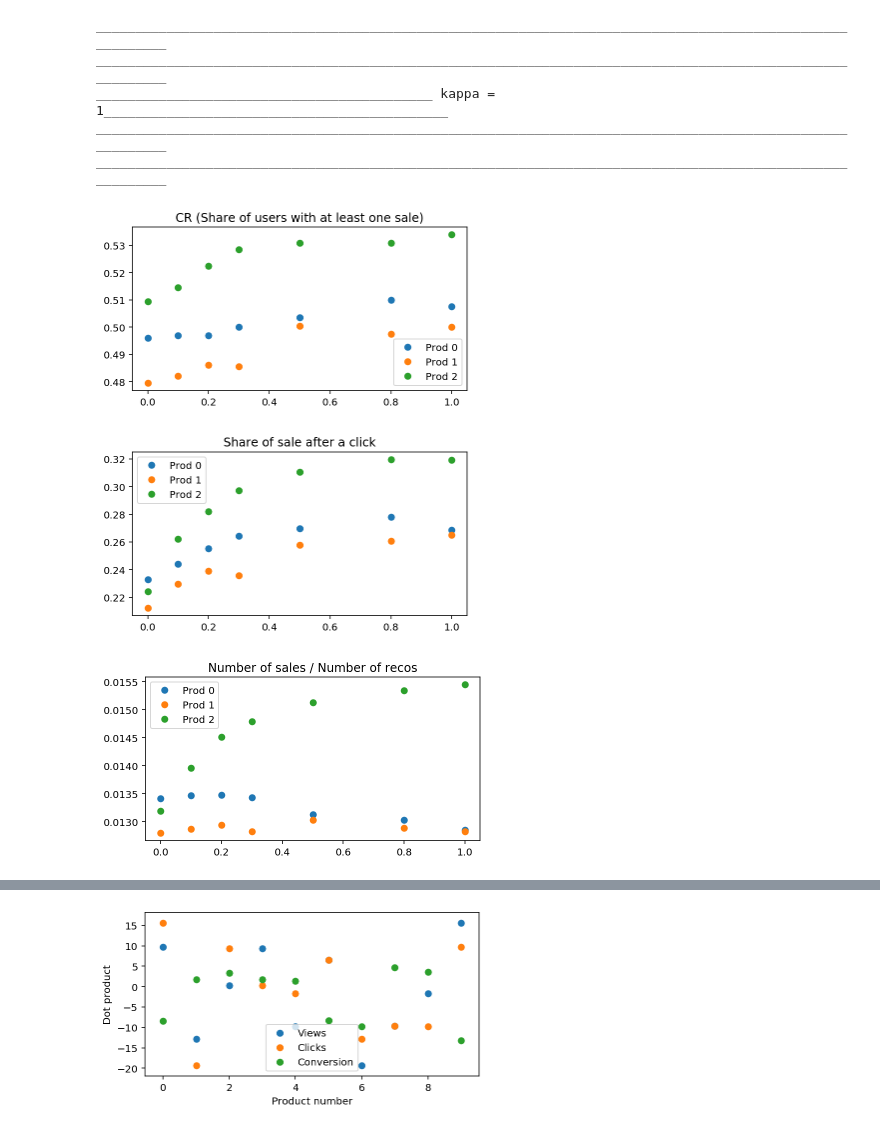
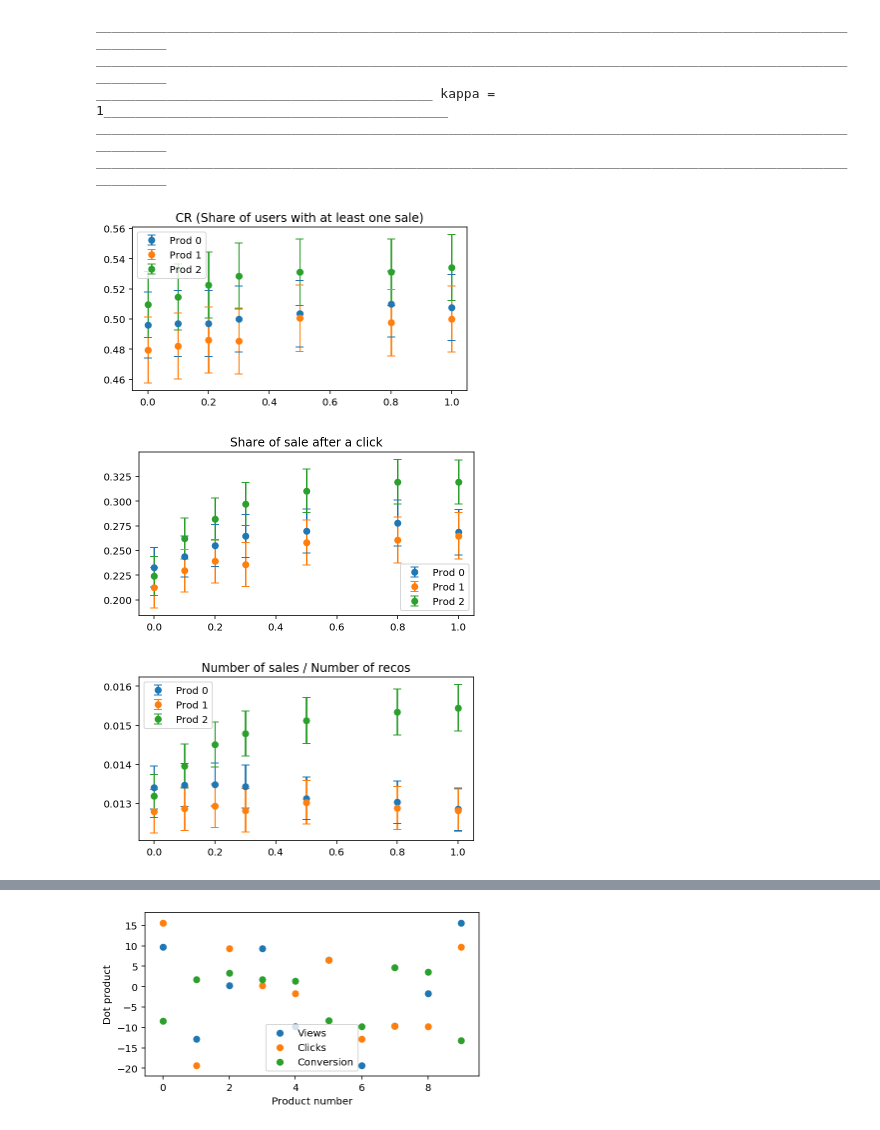
Before and after one commit to philomenec/reco-gym, a Jupyter notebook: 1. Compare agents.ipynb, the cells around one changed output, grey strips where cells are left out. Drawn from its saved outputs; the diff is of its cells as text; code cells hidden in the pictures.

```diff
--- a/1. Compare agents.ipynb
+++ b/1. Compare agents.ipynb
@@ -572,12 +572,17 @@ ________________________________________________________________________________
 ___________________________________________ kappa = 1____________________________________________
 _________________________________________________________________________________________________________
 _________________________________________________________________________________________________________
+# %%
+import pickle as pkl
+# pkl.dump(result_single_prod,open("result_single_prod.pkl","wb"))
+result_single_prod = pkl.load(open("result_single_prod.pkl","rb"))
 # %%
+metric = "Share user with sale"
 for prod in range(3):
     plt.errorbar(kappa_values,
-                 [result_single_prod[i]['Share user with sale']["0.500"].iloc[prod] for i in range(len(kappa_values))],
-#                  yerr=([result_single_prod[i]['sale rate']["0.500"].iloc[prod]-result_single_prod[i]['sale rate']["0.025"].iloc[prod] for i in range(len(kappa_values))],
-#                        [result_single_prod[i]['sale rate']["0.500"].iloc[prod]-result_single_prod[i]['sale rate']["0.025"].iloc[prod] for i in range(len(kappa_values))]),
+                 [result_single_prod[i][metric]["0.500"].iloc[prod] for i in range(len(kappa_values))],
+                 yerr=([result_single_prod[i][metric]["0.500"].iloc[prod]-result_single_prod[i][metric]["0.025"].iloc[prod] for i in range(len(kappa_values))],
+                       [result_single_prod[i][metric]["0.500"].iloc[prod]-result_single_prod[i][metric]["0.025"].iloc[prod] for i in range(len(kappa_values))]),
                  fmt='o',
                  capsize=4,
                 label = "Prod "+str(prod))
@@ -585,27 +590,29 @@ for prod in range(3):
     plt.title("CR (Share of users with at least one sale)")
 plt.show()
 # %% [output]
-[figure, old version]
+[figure, new version]
 # %%
+metric = 'Share sale after click'
 for prod in range(3):
     plt.errorbar(kappa_values,
-                 [result_single_prod[i]['Share sale after click']["0.500"].iloc[prod] for i in range(len(kappa_values))],
-#                  yerr=([result_single_prod[i]['sale rate']["0.500"].iloc[prod]-result_single_prod[i]['sale rate']["0.025"].iloc[prod] for i in range(len(kappa_values))],
-#                        [result_single_prod[i]['sale rate']["0.500"].iloc[prod]-result_single_prod[i]['sale rate']["0.025"].iloc[prod] for i in range(len(kappa_values))]),
+                 [result_single_prod[i][metric]["0.500"].iloc[prod] for i in range(len(kappa_values))],
+                 yerr=([result_single_prod[i][metric]["0.500"].iloc[prod]-result_single_prod[i][metric]["0.025"].iloc[prod] for i in range(len(kappa_values))],
+                       [result_single_prod[i][metric]["0.500"].iloc[prod]-result_single_prod[i][metric]["0.025"].iloc[prod] for i in range(len(kappa_values))]),
                  fmt='o',
                  capsize=4,
                 label = "Prod "+str(prod))
     plt.legend()
     plt.title('Share of sale after a click')
 plt.show()
 # %% [output]
-[figure, old version]
+[figure, new version]
 # %%
+metric = 'sale rate'
 for prod in range(3):
     plt.errorbar(kappa_values,
-                 [result_single_prod[i]['sale rate']["0.500"].iloc[prod] for i in range(len(kappa_values))],
-#                  yerr=([result_single_prod[i]['sale rate']["0.500"].iloc[prod]-result_single_prod[i]['sale rate']["0.025"].iloc[prod] for i in range(len(kappa_values))],
-#                        [result_single_prod[i]['sale rate']["0.500"].iloc[prod]-result_single_prod[i]['sale rate']["0.025"].iloc[prod] for i in range(len(kappa_values))]),
+                 [result_single_prod[i][metric]["0.500"].iloc[prod] for i in range(len(kappa_values))],
+                 yerr=([result_single_prod[i][metric]["0.500"].iloc[prod]-result_single_prod[i][metric]["0.025"].iloc[prod] for i in range(len(kappa_values))],
+                       [result_single_prod[i][metric]["0.500"].iloc[prod]-result_single_prod[i][metric]["0.025"].iloc[prod] for i in range(len(kappa_values))]),
                  fmt='o',
                  capsize=4,
                 label = "Prod "+str(prod))
@@ -613,4 +620,4 @@ for prod in range(3):
 plt.title("Number of sales / Number of recos")
 plt.show()
 # %% [output]
-[figure, old version]
+[figure, new version]
```
Also changed, not shown: parts of 11 cells of this notebook, 7 other files.
